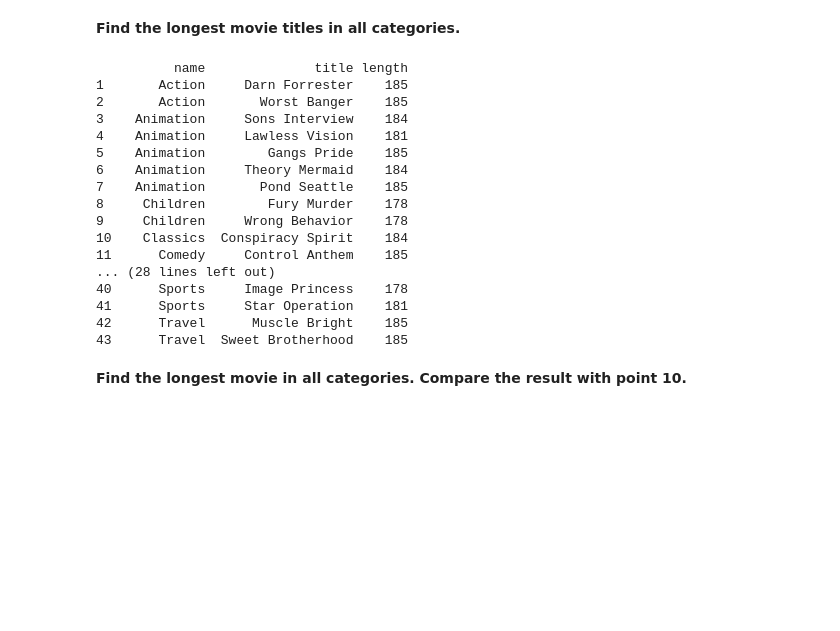
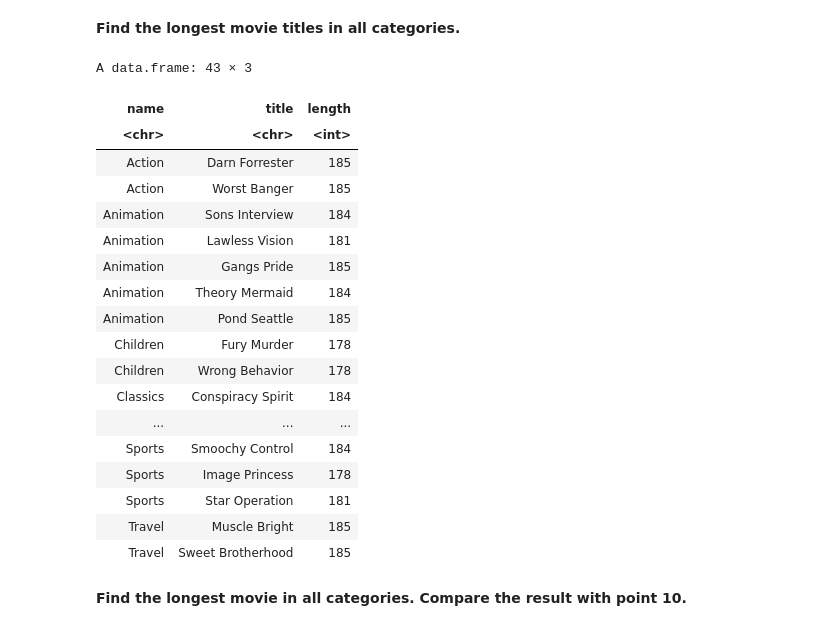
Before and after one commit to patryklatka/Analysis-and-Databases, a Jupyter notebook: Joining_tables_and_subquries.ipynb, the cells around one changed output. Drawn from its saved outputs; the diff is of its cells as text; code cells hidden in the pictures; blank space fills up the shorter version.

```diff
--- a/Joining_tables_and_subquries.ipynb
+++ b/Joining_tables_and_subquries.ipynb
@@ -406,33 +423,35 @@ print(solution)
 # %%
 solution<- dbGetQuery(con, "SELECT cat.name, f.title, f.length
                    FROM category cat
                    INNER JOIN  film_category fc ON cat.category_id = fc.category_id
                    INNER JOIN film f ON fc.film_id = f.film_id
                     WHERE f.length IN (SELECT MAX(f.length)
                                        FROM category cat
                                        INNER JOIN  film_category fc ON cat.category_id = fc.category_id
                                        INNER JOIN film f ON fc.film_id = f.film_id
                                         GROUP BY cat.name)
                     ORDER BY cat.name")
-print(solution)
+solution
 # %% [output]
-          name              title length
-1       Action     Darn Forrester    185
-2       Action       Worst Banger    185
-3    Animation     Sons Interview    184
-4    Animation     Lawless Vision    181
-5    Animation        Gangs Pride    185
-6    Animation     Theory Mermaid    184
-7    Animation       Pond Seattle    185
-8     Children        Fury Murder    178
-9     Children     Wrong Behavior    178
-10    Classics  Conspiracy Spirit    184
-11      Comedy     Control Anthem    185
-... (28 lines left out)
-40      Sports     Image Princess    178
-41      Sports     Star Operation    181
-42      Travel      Muscle Bright    185
-43      Travel  Sweet Brotherhood    185
+A data.frame: 43 × 3
+| name | title | length |
+| <chr> | <chr> | <int> |
+| Action | Darn Forrester | 185 |
+| Action | Worst Banger | 185 |
+| Animation | Sons Interview | 184 |
+| Animation | Lawless Vision | 181 |
+| Animation | Gangs Pride | 185 |
+| Animation | Theory Mermaid | 184 |
+| Animation | Pond Seattle | 185 |
+| Children | Fury Murder | 178 |
+| Children | Wrong Behavior | 178 |
+| Classics | Conspiracy Spirit | 184 |
+| ... | ... | ... |
+| Sports | Smoochy Control | 184 |
+| Sports | Image Princess | 178 |
+| Sports | Star Operation | 181 |
+| Travel | Muscle Bright | 185 |
+| Travel | Sweet Brotherhood | 185 |
 # %% [markdown]
 **Find the longest movie in all categories. Compare the result with point 10.**
 # %%
```
Also changed, not shown: parts of 10 cells of this notebook.
